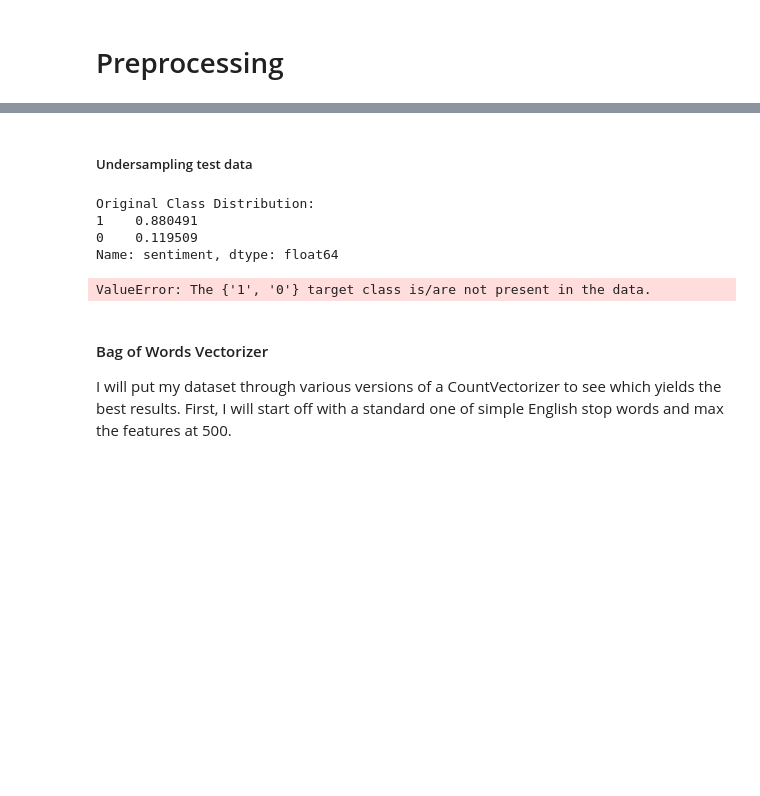
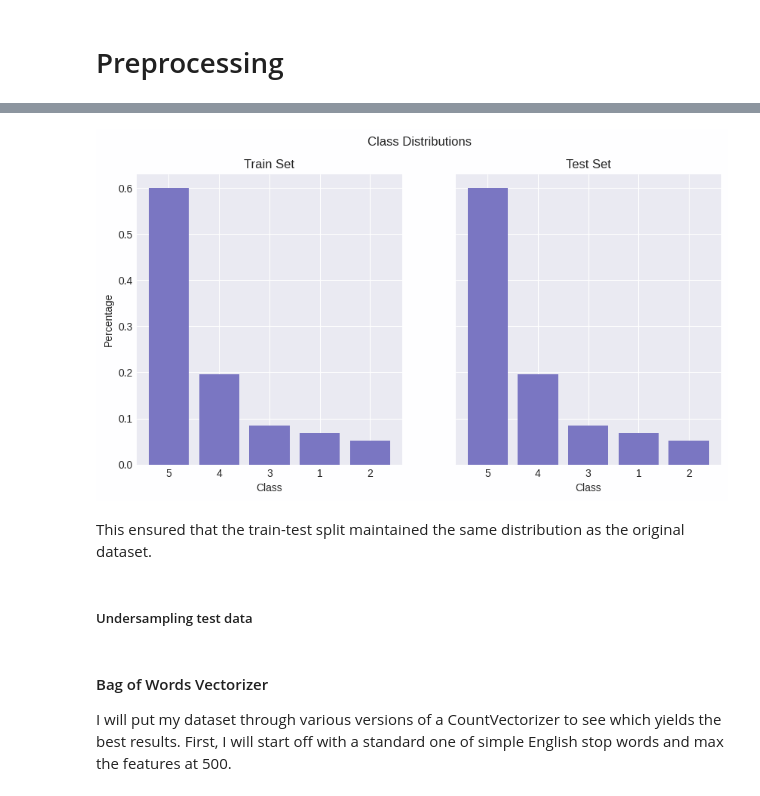
Before and after one commit to sruiz1896/book_rating_predictor, a Jupyter notebook: Notebooks/Text_Data_Analysis.ipynb, the cells around one changed output, grey strips where cells are left out. Cells and saved outputs as stored; diff of their text form; code cells hidden in the pictures; blank space fills up the shorter version.

Commit message:
stratify added to train test split

```diff
--- a/Notebooks/Text_Data_Analysis.ipynb
+++ b/Notebooks/Text_Data_Analysis.ipynb
@@ -173,3 +168,4 @@ I will take the following steps to address the data inbalance:
 # %%
 #Which is my final working dataframe?
-modeling_df = data
+modeling_df = data.sample(n=10000, random_state=18)
+modeling_df
@@ -176,7 +186,7 @@ modeling_df = data
 # %%
-X = modeling_df.drop('review_score', axis=1)
+X = modeling_df[['Title','User_id', 'review']]
 y = modeling_df['review_score']
 # %%
 # splitting our data into train and test sets
-X_train, X_test, y_train, y_test = train_test_split(X, y, test_size=0.33, random_state=18)
+X_train, X_test, y_train, y_test = train_test_split(X, y, test_size=0.25, random_state=18, stratify=y)
 # 10 secs
@@ -191,33 +217,25 @@ X_test: (863456, 9)
+# %%
+# Get the value counts of our train and test sets
+y_train_vals = y_train.value_counts()
+y_test_vals = y_test.value_counts()
+
+# Plot the distributions to check if they match the original
+fig, (ax1, ax2) = plt.subplots(1, 2, figsize=(10, 5), sharey=True)
+ax1.bar(y_train_vals.index.astype(str), y_train_vals.values/sum(y_train_vals.values))
+ax2.bar(y_test_vals.index.astype(str), y_test_vals.values/sum(y_test_vals.values))
+plt.suptitle("Class Distributions")
+ax1.set_title("Train Set")
+ax1.set_xlabel("Class")
+ax1.set_ylabel("Percentage")
+ax2.set_title("Test Set")
+ax2.set_xlabel("Class")
+plt.show()
+# %% [output]
+[figure, added]
+# %% [markdown]
+This ensured that the train-test split maintained the same distribution as the original dataset.
 # %% [markdown]
 ##### Undersampling test data
-# %%
-# Display the original class distribution
-original_distribution = pos_neg_df['sentiment'].value_counts(normalize=True)
-print("Original Class Distribution:")
-print(original_distribution)
-
-# Set the desired class distribution
-desired_distribution = {'1': 0.65, '0': 0.35}
-
-# Create a RandomUnderSampler instance
-rus = RandomUnderSampler(sampling_strategy=desired_distribution, random_state=18)
-
-# Resample the data
-X_resampled, y_resampled = rus.fit_resample(pos_neg_df[['review']], pos_neg_df['sentiment'])
-
-# Create a DataFrame with the resampled data
-resampled_data = pd.DataFrame({'review': X_resampled.flatten(), 'sentiment': y_resampled})
-
-# Display the resampled class distribution
-resampled_distribution = resampled_data['sentiment'].value_counts(normalize=True)
-print("\nResampled Class Distribution:")
-print(resampled_distribution)
-# %% [output]
-Original Class Distribution:
-1    0.880491
-0    0.119509
-Name: sentiment, dtype: float64
-ValueError: The {'1', '0'} target class is/are not present in the data.
 # %% [markdown]
 #### Bag of Words Vectorizer
 I will put my dataset through various versions of a CountVectorizer to see which yields the best results. First, I will start off with a standard one of simple English stop words and max the features at 500.
```
Also changed, not shown: parts of 20 cells of this notebook.
